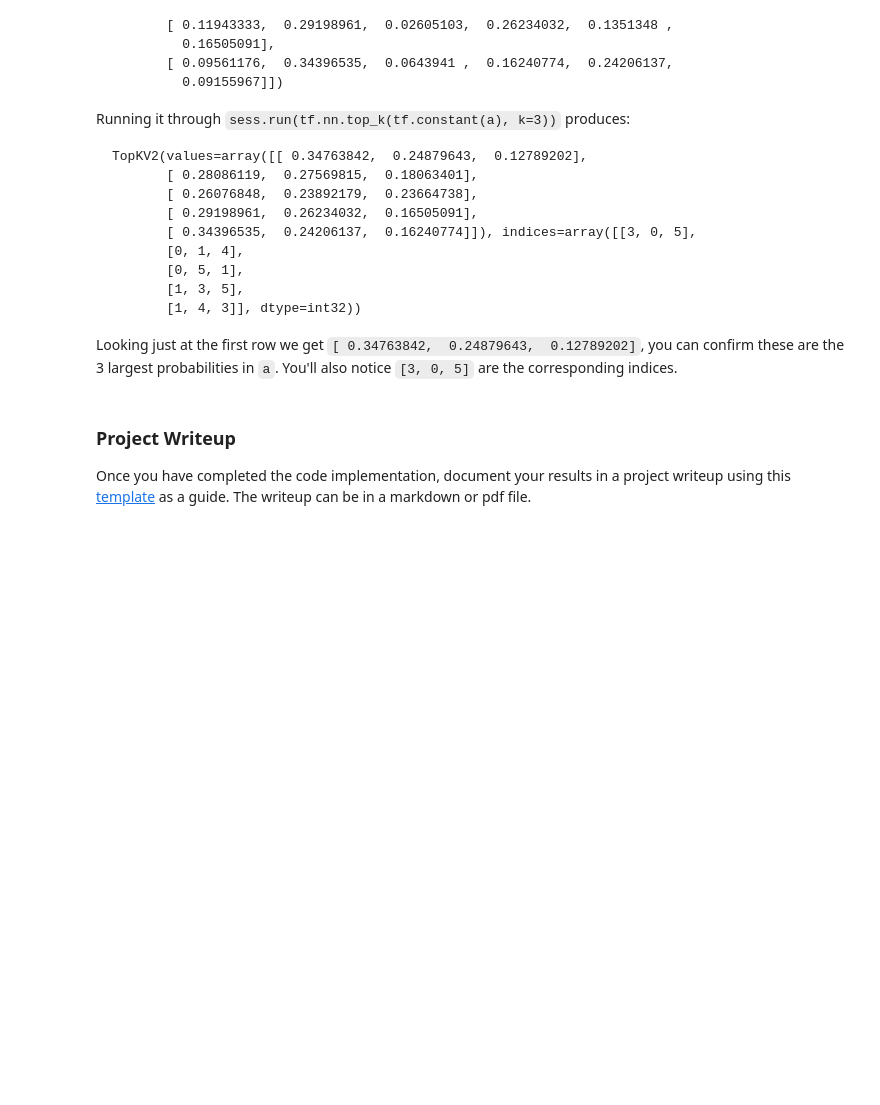
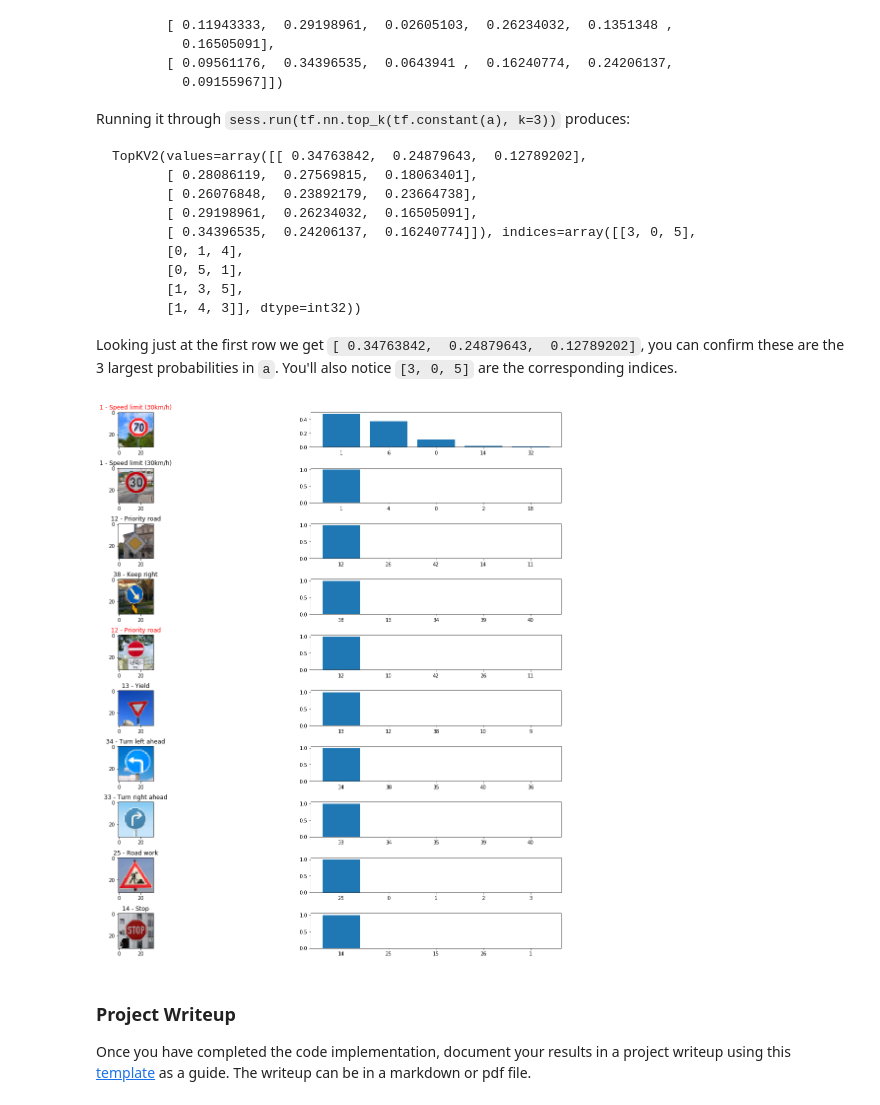
Before and after one commit to clarkli86/CarND-Traffic-Sign-Classifier-Project, a Jupyter notebook: Traffic_Sign_Classifier.ipynb, the cells around one changed output. Saved outputs shown, nothing was run; the diff lists cells and outputs as text; code cells hidden in the pictures; blank space fills up the shorter version.

```diff
--- a/Traffic_Sign_Classifier.ipynb
+++ b/Traffic_Sign_Classifier.ipynb
@@ -559,3 +645,13 @@ You may find `signnames.csv` useful as it contains mappings from the class id (i
 # %%
 ### Calculate the accuracy for these 5 new images.
 ### For example, if the model predicted 1 out of 5 signs correctly, it's 20% accurate on these new images.
+
+tf.reset_default_graph()
+(x, y), training_operation, _, predict_operation, accuracy_operation, dropout_keep_prob, saver = LeNet(is_training=False)
+with tf.Session() as sess:
+    sess.run(tf.global_variables_initializer())
+    saver.restore(sess, './lenet')
+
+    download_accuracy = evaluate(X_download, y_download, accuracy_operation, dropout_keep_prob)
+    print("Accuracy on the downloaded images is {}".format(download_accuracy))
+    print()
@@ -605,3 +700,40 @@ Looking just at the first row we get `[ 0.34763842,  0.24879643,  0.12789202]`,
+# %%
+### Print out the top five softmax probabilities for the predictions on the German traffic sign images found on the web.
+### Feel free to use as many code cells as needed.
+
+# Predict class id
+def top_5(X_data, y_data, logits, dropout_keep_prob):
+    total_accuracy = 0
+    sess = tf.get_default_session()
+
+    batch_x, batch_y = X_data, y_data
+    # softmax then top_k
+    top_5_probs = tf.nn.top_k(tf.nn.softmax(logits), k=5)
+    return sess.run(top_5_probs, feed_dict={x: batch_x, y: batch_y, dropout_keep_prob : 1.0})
+
+# Restore model and try to predict
+tf.reset_default_graph()
+(x, y), training_operation, logits_operation, _, accuracy_operation, dropout_keep_prob, saver = LeNet(is_training=False)
+with tf.Session() as sess:
+    sess.run(tf.global_variables_initializer())
+    saver.restore(sess, './lenet')
+    top_5_probs = top_5(X_download, y_download, logits_operation, dropout_keep_prob)
+
+    # Read label names from signnames.csv
+    fig=plt.figure(figsize=(20, 20))
+    for i in range(len(download['features'])):
+        fig.add_subplot(10, 2, i * 2 + 1)
+        class_id = predicted_class_ids[i]
+        color = 'black' if class_id == download['labels'][i] else 'red'
+        plt.title('{} - {}'.format(class_id, class_names[class_id]), color=color)
+        plt.imshow(download['features'][i])
+        fig.add_subplot(10, 2, i * 2 + 2)
+        plt.bar(range(len(top_5_probs[0][i])), top_5_probs[0][i], align='center')
+        plt.xticks(range(len(top_5_probs[1][i])), top_5_probs[1][i])
+    fig.subplots_adjust(hspace=0.6)
+    plt.show()
+# %% [output]
+[figure, added]
 # %% [markdown]
 ### Project Writeup
 
```
Also changed, not shown: parts of 12 cells of this notebook, 20 other files.
